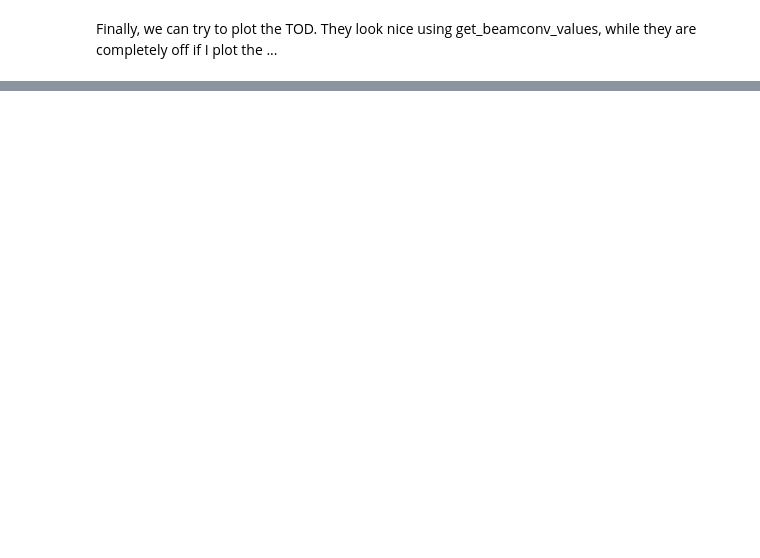
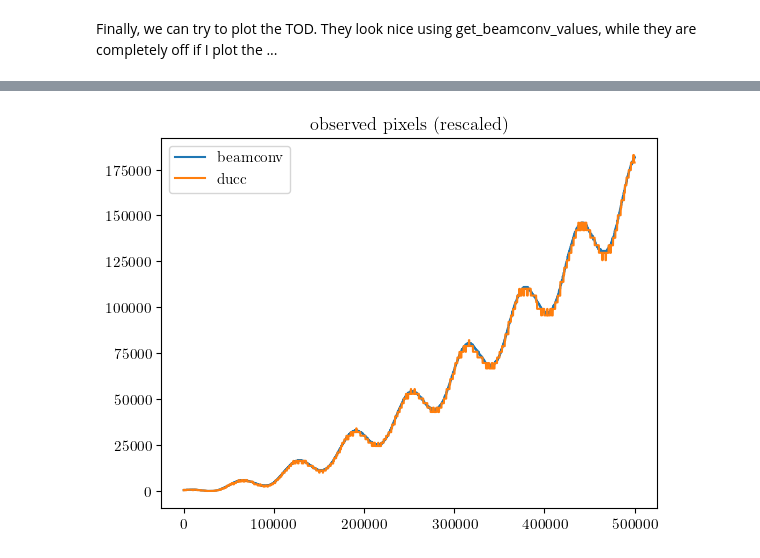
Before and after one commit to martamonelli/CMB-Inflate_WP4, a Jupyter notebook: aaa_comparison.ipynb, the cells around one changed output, grey strips where cells are left out. Cells and saved outputs as stored; diff of their text form; code cells hidden in the pictures; blank space fills up the shorter version.

```diff
--- a/aaa_comparison.ipynb
+++ b/aaa_comparison.ipynb
@@ -374,0 +393,8 @@ plt.show()
+# %%
+plt.plot(pixels_beamconv[:500000], label='beamconv')
+plt.plot(pixs[:500000]*(256/nside)**2, label='ducc')
+plt.title(r'observed pixels (rescaled)')
+plt.legend()
+plt.show()
+# %% [output]
+[figure, added]
```
Also changed, not shown: parts of 13 cells of this notebook.
